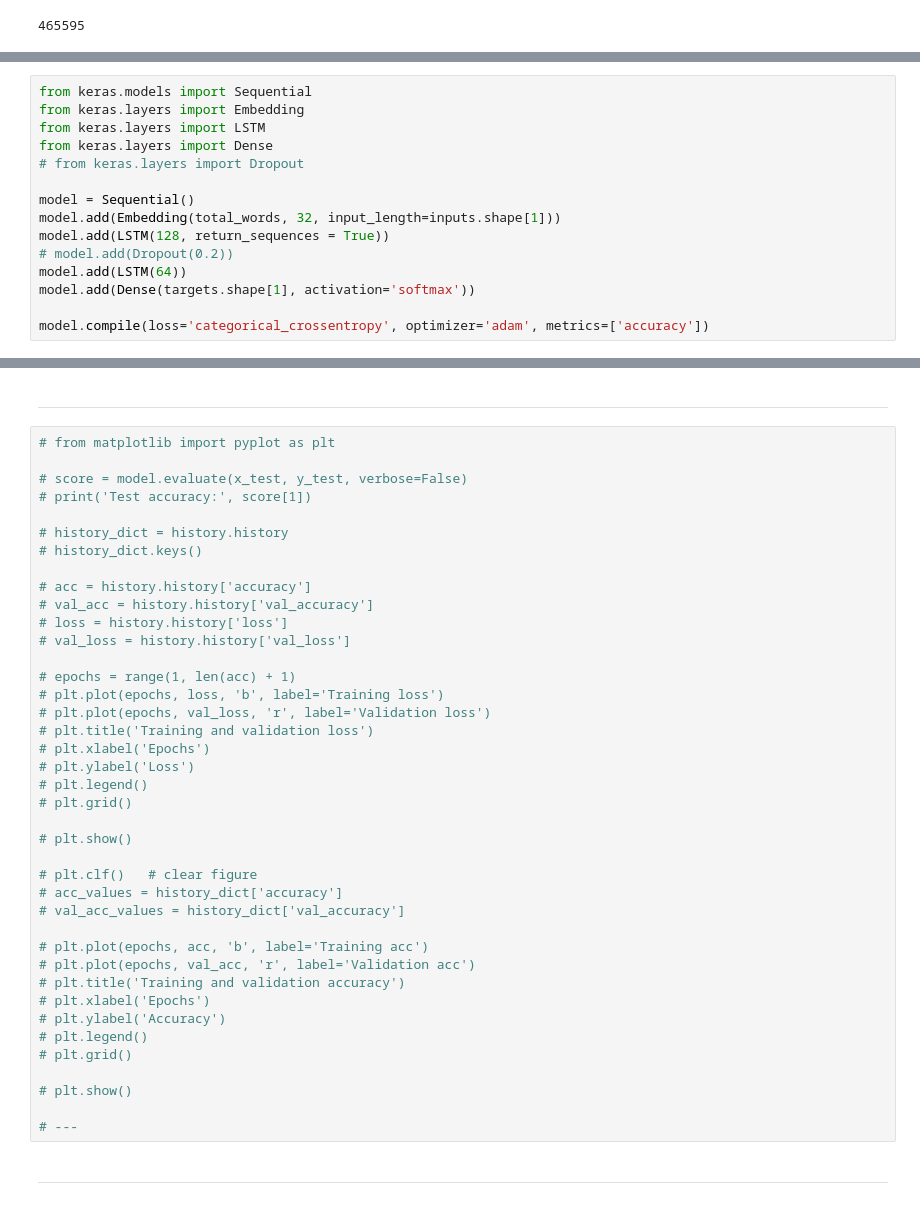
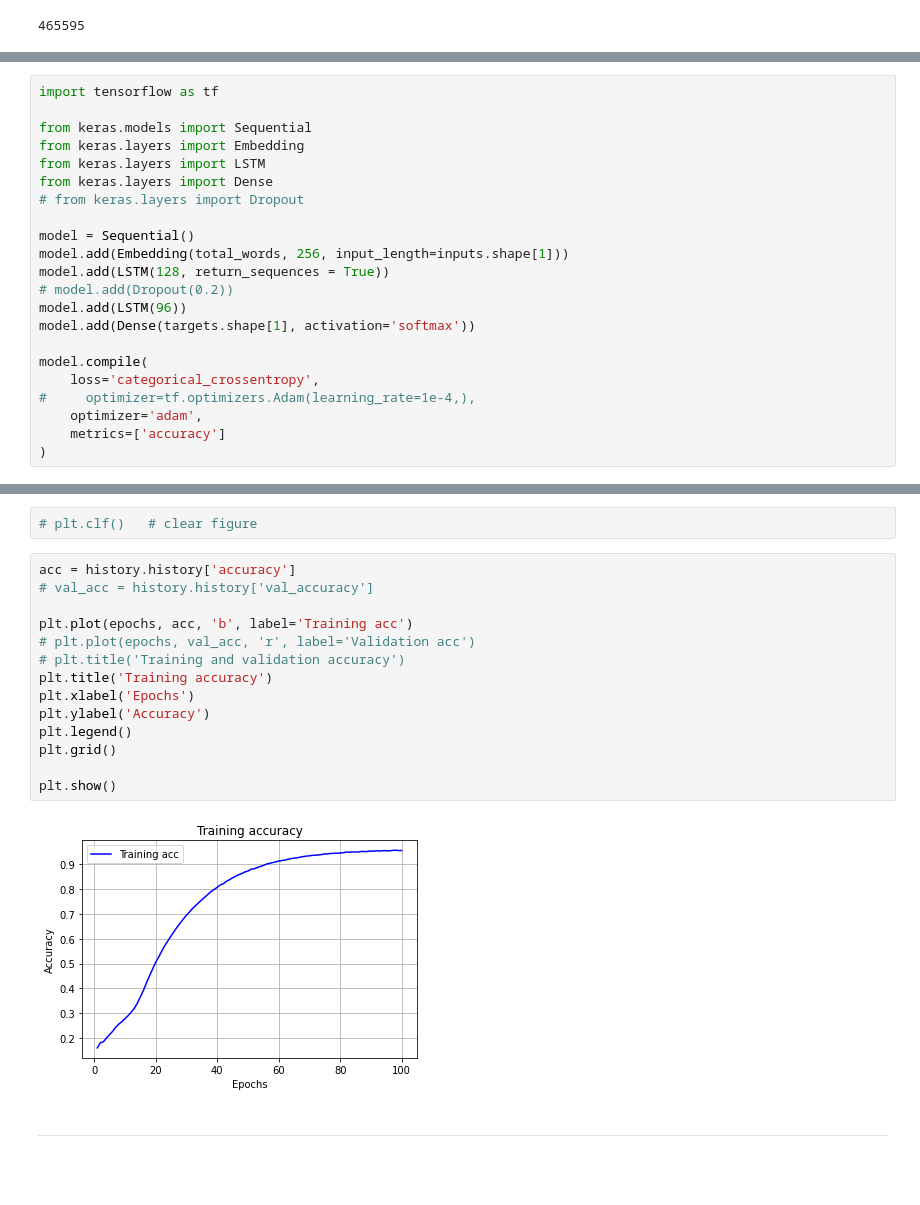
Before and after one commit to mechanoid5/ml_nlp_2022, a Jupyter notebook: examples/11-ann-lang-model/01-lstm-lang-model.ipynb, the cells around one changed output, grey strips where cells are left out. Cells and saved outputs as stored; diff of their text form; blank space fills up the shorter version.

```diff
--- a/examples/11-ann-lang-model/01-lstm-lang-model.ipynb
+++ b/examples/11-ann-lang-model/01-lstm-lang-model.ipynb
@@ -93,4 +92,6 @@ max_sequence_len
 # %%
+import tensorflow as tf
+
 from keras.models import Sequential
 from keras.layers import Embedding
 from keras.layers import LSTM
@@ -98,11 +99,16 @@ from keras.layers import Dense
 # from keras.layers import Dropout
 
 model = Sequential()
-model.add(Embedding(total_words, 32, input_length=inputs.shape[1]))
+model.add(Embedding(total_words, 256, input_length=inputs.shape[1]))
 model.add(LSTM(128, return_sequences = True))
 # model.add(Dropout(0.2))
-model.add(LSTM(64))
+model.add(LSTM(96))
 model.add(Dense(targets.shape[1], activation='softmax'))
 
-model.compile(loss='categorical_crossentropy', optimizer='adam', metrics=['accuracy'])
+model.compile(
+    loss='categorical_crossentropy',
+#     optimizer=tf.optimizers.Adam(learning_rate=1e-4,),
+    optimizer='adam',
+    metrics=['accuracy']
+)
 # %% [output]
@@ -206,44 +218,20 @@ Wall time: 14.2 s
+# %%
+# plt.clf()   # clear figure
+# %%
+acc = history.history['accuracy']
+# val_acc = history.history['val_accuracy']
+
+plt.plot(epochs, acc, 'b', label='Training acc')
+# plt.plot(epochs, val_acc, 'r', label='Validation acc')
+# plt.title('Training and validation accuracy')
+plt.title('Training accuracy')
+plt.xlabel('Epochs')
+plt.ylabel('Accuracy')
+plt.legend()
+plt.grid()
+
+plt.show()
+# %% [output]
+[figure, added]
 # %% [markdown]
 -----
-# %%
-# from matplotlib import pyplot as plt
-
-# score = model.evaluate(x_test, y_test, verbose=False)
-# print('Test accuracy:', score[1])
-
-# history_dict = history.history
-# history_dict.keys()
-
-# acc = history.history['accuracy']
-# val_acc = history.history['val_accuracy']
-# loss = history.history['loss']
-# val_loss = history.history['val_loss']
-
-# epochs = range(1, len(acc) + 1)
-# plt.plot(epochs, loss, 'b', label='Training loss')
-# plt.plot(epochs, val_loss, 'r', label='Validation loss')
-# plt.title('Training and validation loss')
-# plt.xlabel('Epochs')
-# plt.ylabel('Loss')
-# plt.legend()
-# plt.grid()
-
-# plt.show()
-
-# plt.clf()   # clear figure
-# acc_values = history_dict['accuracy']
-# val_acc_values = history_dict['val_accuracy']
-
-# plt.plot(epochs, acc, 'b', label='Training acc')
-# plt.plot(epochs, val_acc, 'r', label='Validation acc')
-# plt.title('Training and validation accuracy')
-# plt.xlabel('Epochs')
-# plt.ylabel('Accuracy')
-# plt.legend()
-# plt.grid()
-
-# plt.show()
-
-# ---
-# %% [markdown]
------
```
Also changed, not shown: parts of 47 cells of this notebook.
